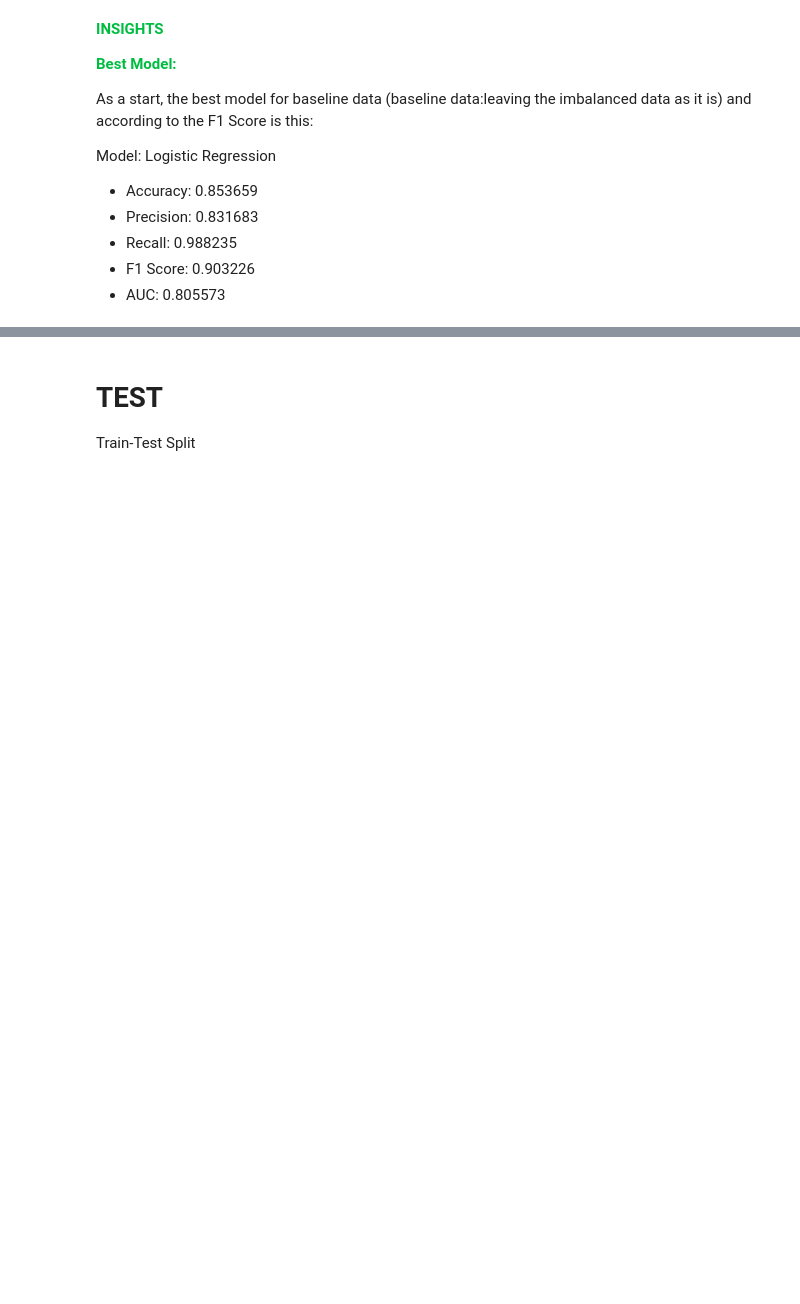
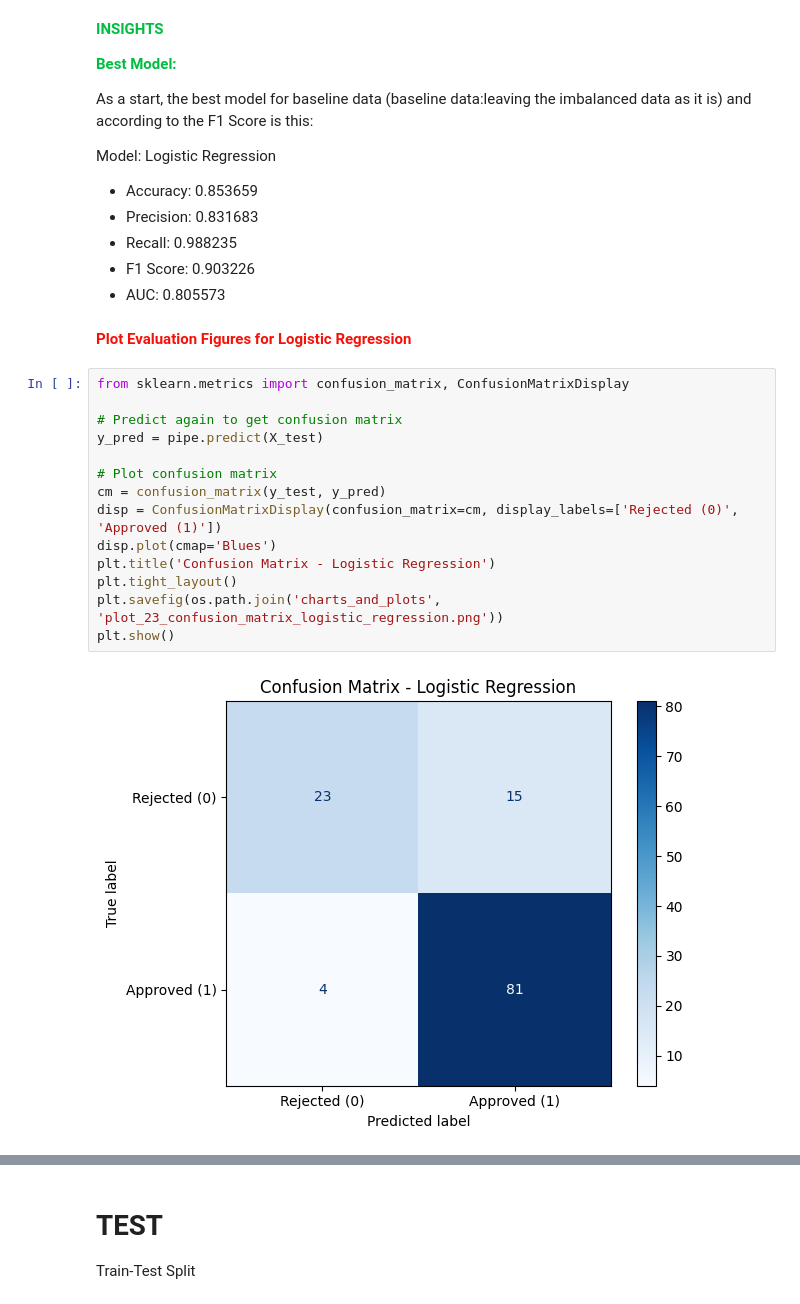
Before and after one commit to anoureddin/mlt_loan_app, a Jupyter notebook: eda_ml_data/notebooks/eda_and_cleaning.ipynb, the cells around one changed output, grey strips where cells are left out. Drawn from its saved outputs; the diff is of its cells as text; blank space fills up the shorter version.

```diff
--- a/eda_ml_data/notebooks/eda_and_cleaning.ipynb
+++ b/eda_ml_data/notebooks/eda_and_cleaning.ipynb
@@ -920,3 +904,21 @@ Model: Logistic Regression
 *   Recall: 0.988235
 *   F1 Score: 0.903226
 *   AUC: 0.805573
+# %% [markdown]
+<font color='#f5110a'>**Plot Evaluation Figures for Logistic Regression**</fond>
+# %%
+from sklearn.metrics import confusion_matrix, ConfusionMatrixDisplay
+
+# Predict again to get confusion matrix
+y_pred = pipe.predict(X_test)
+
+# Plot confusion matrix
+cm = confusion_matrix(y_test, y_pred)
+disp = ConfusionMatrixDisplay(confusion_matrix=cm, display_labels=['Rejected (0)', 'Approved (1)'])
+disp.plot(cmap='Blues')
+plt.title('Confusion Matrix - Logistic Regression')
+plt.tight_layout()
+plt.savefig(os.path.join('charts_and_plots', 'plot_23_confusion_matrix_logistic_regression.png'))
+plt.show()
+# %% [output]
+[figure, added]
```
Also changed, not shown: parts of 55 cells of this notebook, 24 other files.
